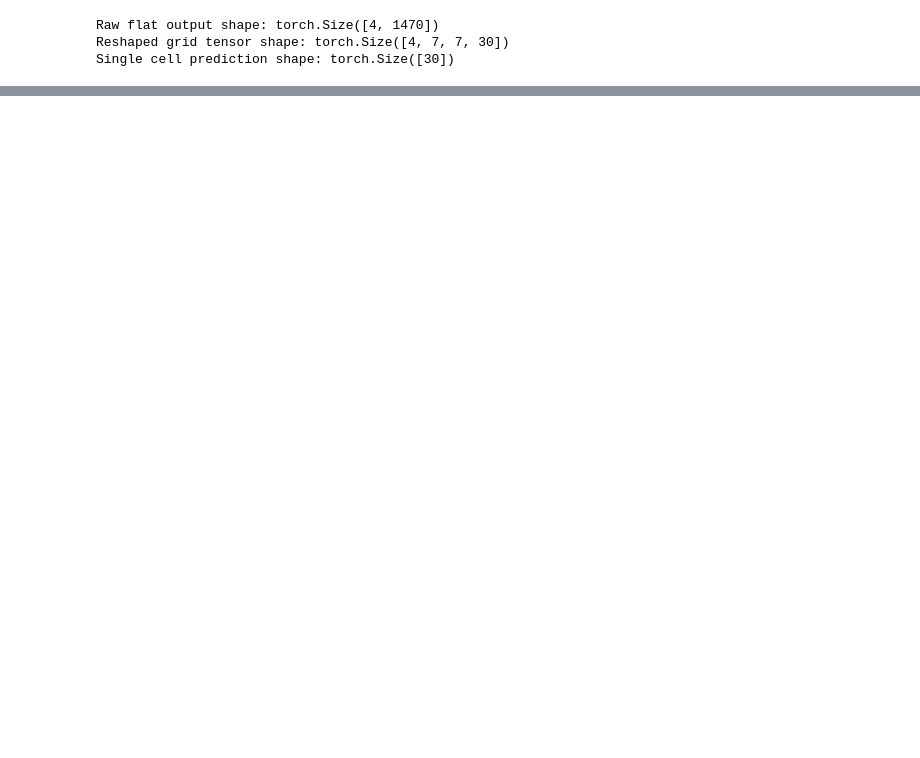
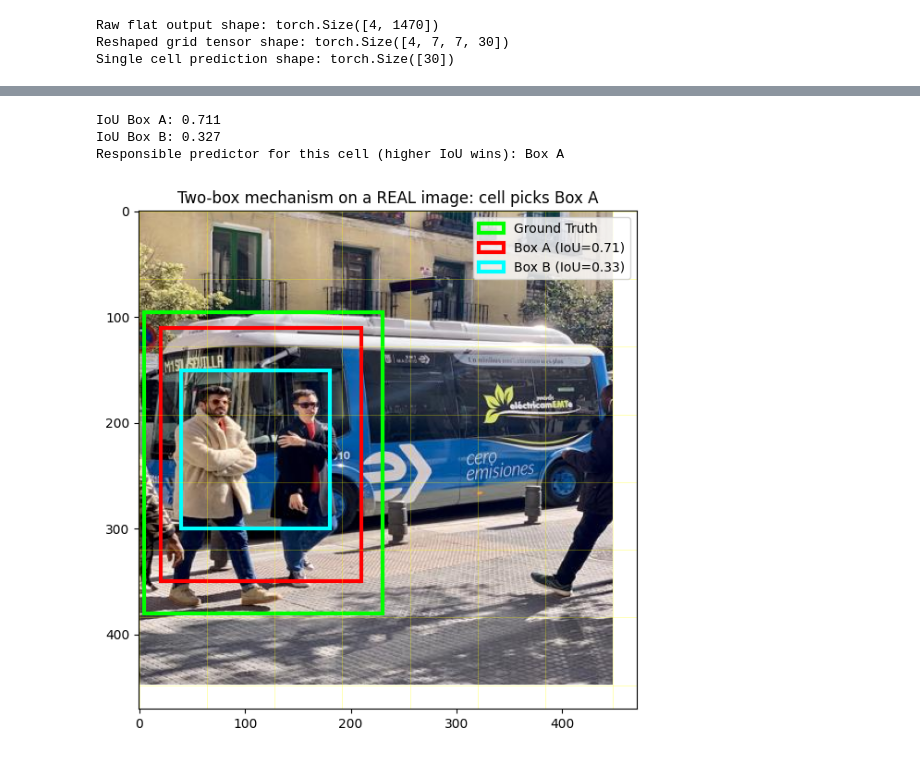
Before and after one commit to Yuvrajtakk/ml-internship, a Jupyter notebook: YOLO family/YOLO_family.ipynb, the cells around one changed output, grey strips where cells are left out. Drawn from its saved outputs; the diff is of its cells as text; code cells hidden in the pictures; blank space fills up the shorter version.

```diff
--- a/YOLO family/YOLO_family.ipynb
+++ b/YOLO family/YOLO_family.ipynb
@@ -317,0 +629,59 @@ Single cell prediction shape: torch.Size([30])
+# %%
+# IoU function (same as before -- built from scratch, no library shortcuts)
+def compute_iou(box1, box2):
+    x_left = max(box1[0], box2[0])
+    y_top = max(box1[1], box2[1])
+    x_right = min(box1[2], box2[2])
+    y_bottom = min(box1[3], box2[3])
+    intersection = max(0, x_right - x_left) * max(0, y_bottom - y_top)
+    a1 = (box1[2] - box1[0]) * (box1[3] - box1[1])
+    a2 = (box2[2] - box2[0]) * (box2[3] - box2[1])
+    union = a1 + a2 - intersection
+    return intersection / union if union > 0 else 0.0
+
+im = Image.open('bus_448.jpg')
+
+# Ground truth box for the bus (manually estimated after resizing to 448x448)
+# Format: [x_min, y_min, x_max, y_max]
+true_box = [5, 95, 230, 380]
+
+# The responsible grid cell for this object (7x7 grid, 64px per cell):
+# box center = ((5+230)/2, (95+380)/2) = (117.5, 237.5)
+# col = 117.5 // 64 = 1, row = 237.5 // 64 = 3  -> cell (row=3, col=1)
+
+# Simulate the network's TWO box predictions for that one cell.
+# Box A: a fairly good guess. Box B: a worse, smaller/shifted guess.
+box_A = [20, 110, 210, 350]
+box_B = [40, 150, 180, 300]
+
+iou_A = compute_iou(box_A, true_box)
+iou_B = compute_iou(box_B, true_box)
+winner = "Box A" if iou_A > iou_B else "Box B"
+
+print(f"IoU Box A: {iou_A:.3f}")
+print(f"IoU Box B: {iou_B:.3f}")
+print(f"Responsible predictor for this cell (higher IoU wins): {winner}")
+
+# Visualize all 3 boxes on the real image
+fig, ax = plt.subplots(figsize=(7, 7))
+ax.imshow(im)
+for i in range(8):  # draw the 7x7 grid
+    ax.axhline(i * 64, color='yellow', linewidth=0.4, alpha=0.5)
+    ax.axvline(i * 64, color='yellow', linewidth=0.4, alpha=0.5)
+
+def draw(box, color, label):
+    w, h = box[2] - box[0], box[3] - box[1]
+    ax.add_patch(patches.Rectangle((box[0], box[1]), w, h,
+                 linewidth=3, edgecolor=color, facecolor='none', label=label))
+
+draw(true_box, 'lime', 'Ground Truth')
+draw(box_A, 'red', f'Box A (IoU={iou_A:.2f})')
+draw(box_B, 'cyan', f'Box B (IoU={iou_B:.2f})')
+ax.legend(loc='upper right')
+ax.set_title(f"Two-box mechanism on a REAL image: cell picks {winner}")
+plt.show()
+# %% [output]
+IoU Box A: 0.711
+IoU Box B: 0.327
+Responsible predictor for this cell (higher IoU wins): Box A
+[figure, added]
```
Also changed, not shown: parts of 11 cells of this notebook, 5 other files.
